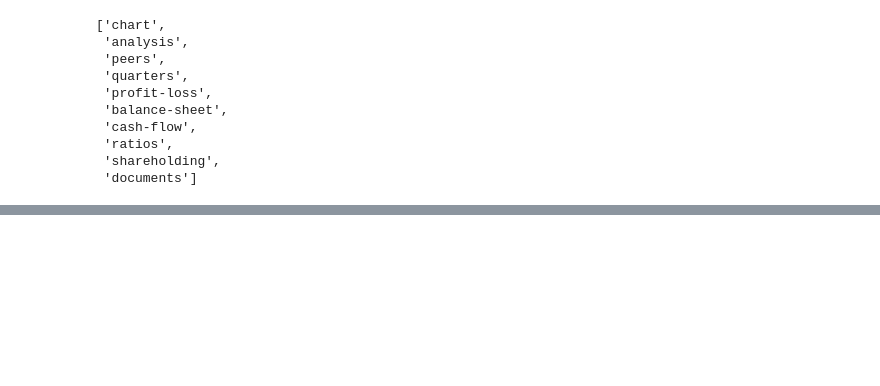
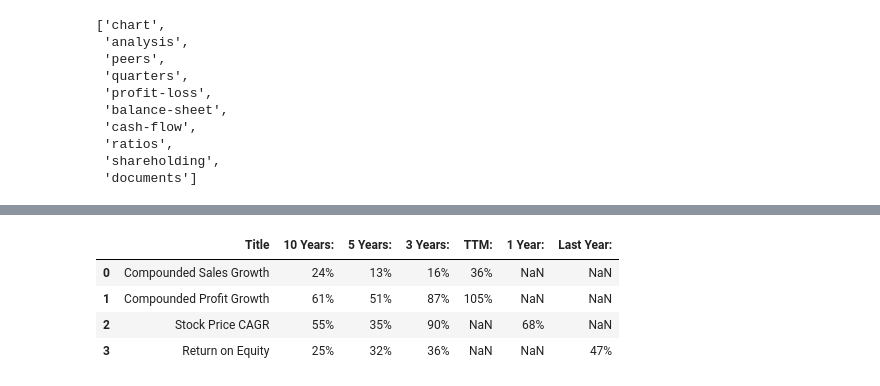
Before and after one commit to recervictory/Automate-the-boring-stuff-with-Python, a Jupyter notebook: Screener.ipynb, the cells around one changed output, grey strips where cells are left out. Cells and saved outputs as stored; diff of their text form; code cells hidden in the pictures; blank space fills up the shorter version.

```diff
--- a/Screener.ipynb
+++ b/Screener.ipynb
@@ -108,0 +185,30 @@ Face Value: ₹
+# %%
+def extract_range_table_data(soup):
+    data = []
+
+    tables = soup.find_all('table', class_='ranges-table')
+    for table in tables:
+        table_data = {}
+
+        table_title = table.find('th', colspan='2').text
+        table_data['Title'] = table_title.strip()
+
+        rows = table.find_all('tr')
+        for row in rows[1:]:
+            cells = row.find_all('td')
+            if len(cells) == 2:
+                year = cells[0].text.strip()
+                value = cells[1].text.strip()
+                table_data[year] = value
+
+        data.append(table_data)
+
+    return pd.DataFrame(data)
+# %%
+extract_range_table_data(soup)
+# %% [output]
+|  | Title | 10 Years: | 5 Years: | 3 Years: | TTM: | 1 Year: | Last Year: |
+| 0 | Compounded Sales Growth | 24% | 13% | 16% | 36% | NaN | NaN |
+| 1 | Compounded Profit Growth | 61% | 51% | 87% | 105% | NaN | NaN |
+| 2 | Stock Price CAGR | 55% | 35% | 90% | NaN | 68% | NaN |
+| 3 | Return on Equity | 25% | 32% | 36% | NaN | NaN | 47% |
```
Also changed, not shown: parts of 14 cells of this notebook.
